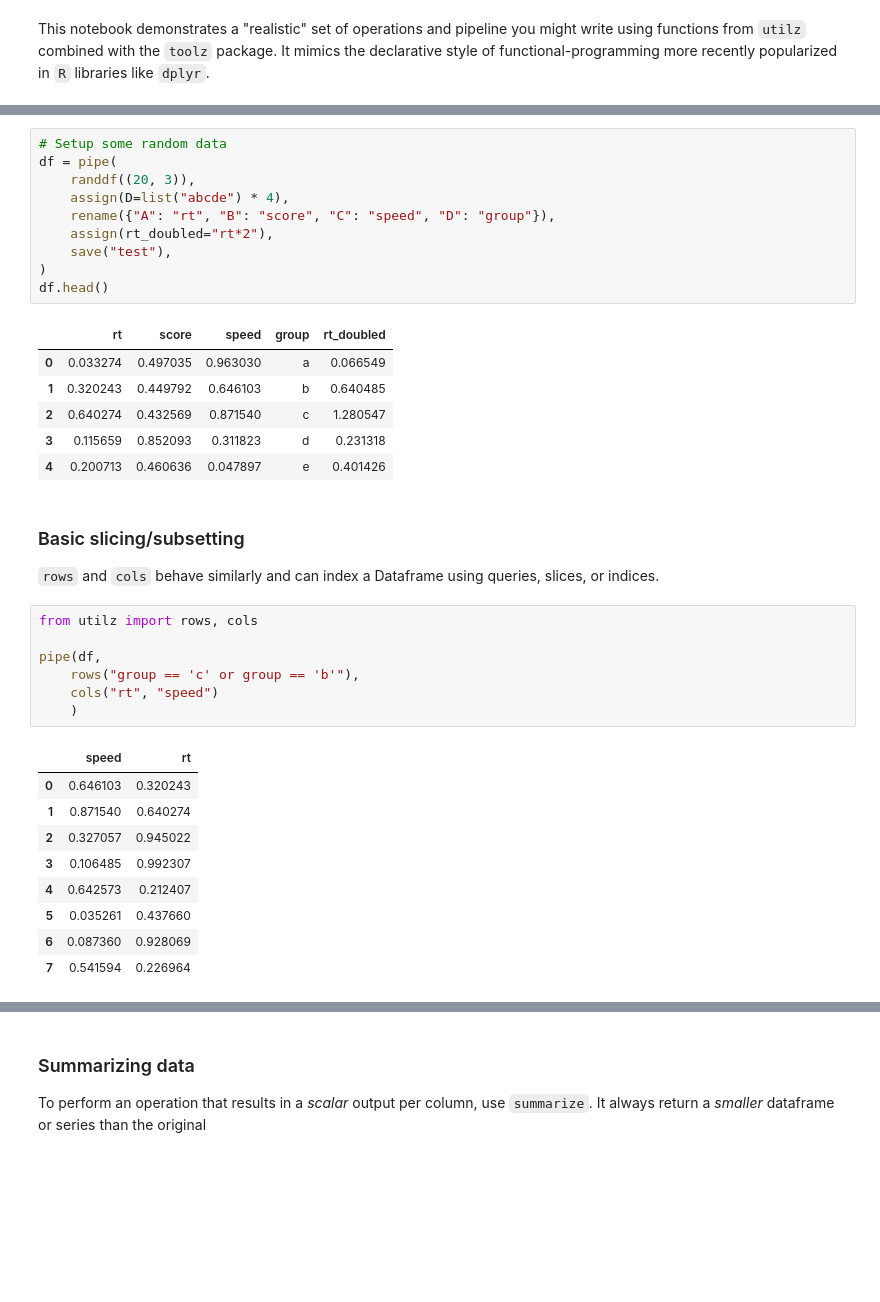
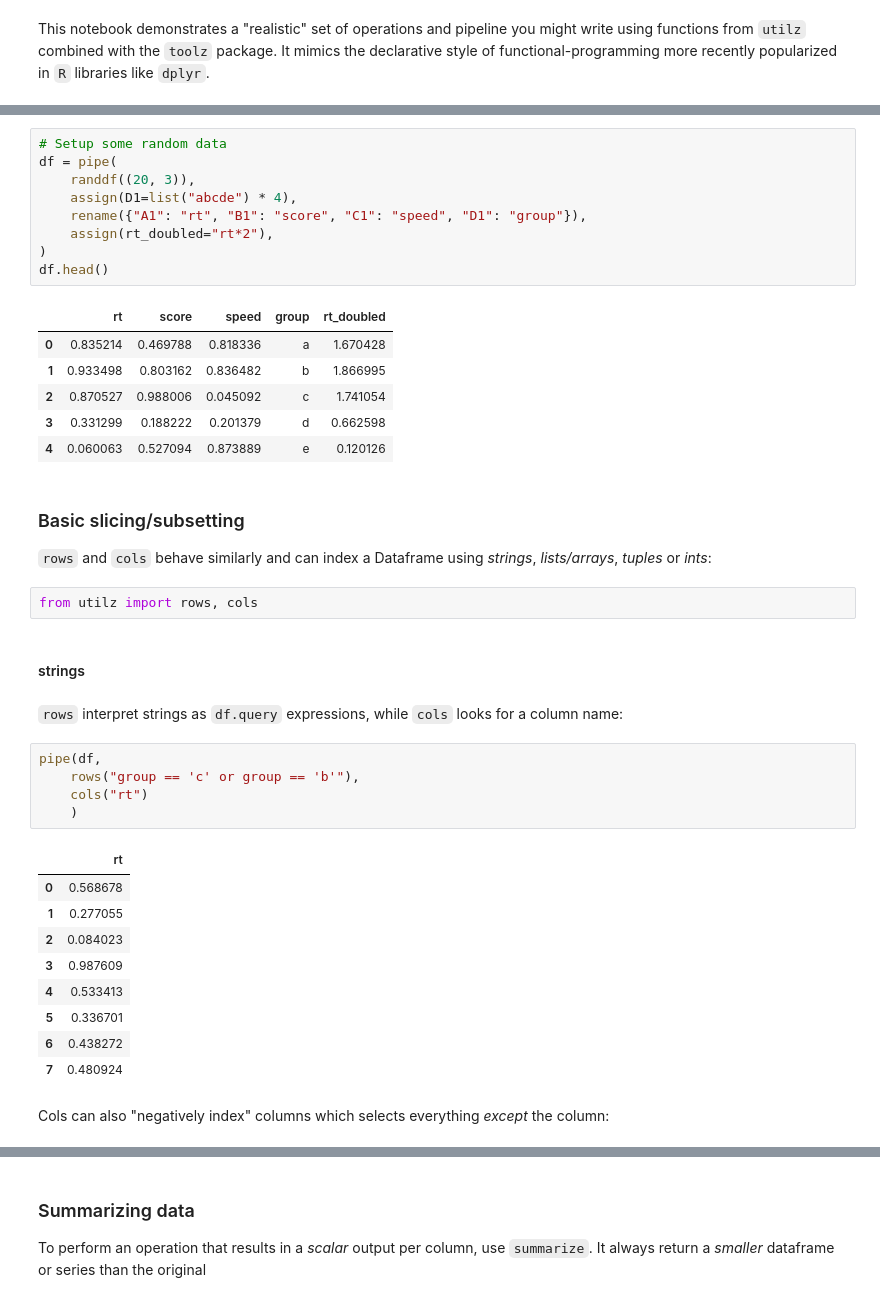
Before and after one commit to ejolly/py-utilz, a Jupyter notebook: docs/api/experimental/fp_data_analysis.ipynb, the cells around one changed output, grey strips where cells are left out. Cells and saved outputs as stored; diff of their text form; blank space fills up the shorter version.

```diff
--- a/docs/api/experimental/fp_data_analysis.ipynb
+++ b/docs/api/experimental/fp_data_analysis.ipynb
@@ -12,36 +14,41 @@ from toolz import pipe
 # Setup some random data
 df = pipe(
     randdf((20, 3)),
-    assign(D=list("abcde") * 4),
-    rename({"A": "rt", "B": "score", "C": "speed", "D": "group"}),
+    assign(D1=list("abcde") * 4),
+    rename({"A1": "rt", "B1": "score", "C1": "speed", "D1": "group"}),
     assign(rt_doubled="rt*2"),
-    save("test"),
 )
 df.head()
 # %% [output]
 |  | rt | score | speed | group | rt_doubled |
-| 0 | 0.033274 | 0.497035 | 0.963030 | a | 0.066549 |
-| 1 | 0.320243 | 0.449792 | 0.646103 | b | 0.640485 |
-| 2 | 0.640274 | 0.432569 | 0.871540 | c | 1.280547 |
-| 3 | 0.115659 | 0.852093 | 0.311823 | d | 0.231318 |
-| 4 | 0.200713 | 0.460636 | 0.047897 | e | 0.401426 |
+| 0 | 0.835214 | 0.469788 | 0.818336 | a | 1.670428 |
+| 1 | 0.933498 | 0.803162 | 0.836482 | b | 1.866995 |
+| 2 | 0.870527 | 0.988006 | 0.045092 | c | 1.741054 |
+| 3 | 0.331299 | 0.188222 | 0.201379 | d | 0.662598 |
+| 4 | 0.060063 | 0.527094 | 0.873889 | e | 0.120126 |
 # %% [markdown]
 ### Basic slicing/subsetting
-`rows` and `cols` behave similarly and can index a Dataframe using queries, slices, or indices.
+`rows` and `cols` behave similarly and can index a Dataframe using *strings*, *lists/arrays*, *tuples* or *ints*:
+# %%
+from utilz import rows, cols
+# %% [markdown]
+#### strings
+# %% [markdown]
+`rows` interpret strings as `df.query` expressions, while `cols` looks for a column name:
 # %%
-from utilz import rows, cols
-
 pipe(df,
     rows("group == 'c' or group == 'b'"),
-    cols("rt", "speed")
+    cols("rt")
     )
 # %% [output]
-|  | speed | rt |
-| 0 | 0.646103 | 0.320243 |
-| 1 | 0.871540 | 0.640274 |
-| 2 | 0.327057 | 0.945022 |
-| 3 | 0.106485 | 0.992307 |
-| 4 | 0.642573 | 0.212407 |
-| 5 | 0.035261 | 0.437660 |
-| 6 | 0.087360 | 0.928069 |
-| 7 | 0.541594 | 0.226964 |
+|  | rt |
+| 0 | 0.568678 |
+| 1 | 0.277055 |
+| 2 | 0.084023 |
+| 3 | 0.987609 |
+| 4 | 0.533413 |
+| 5 | 0.336701 |
+| 6 | 0.438272 |
+| 7 | 0.480924 |
+# %% [markdown]
+Cols can also "negatively index" columns which selects everything *except* the column:
```
Also changed, not shown: parts of 22 cells of this notebook, 1 other file.
